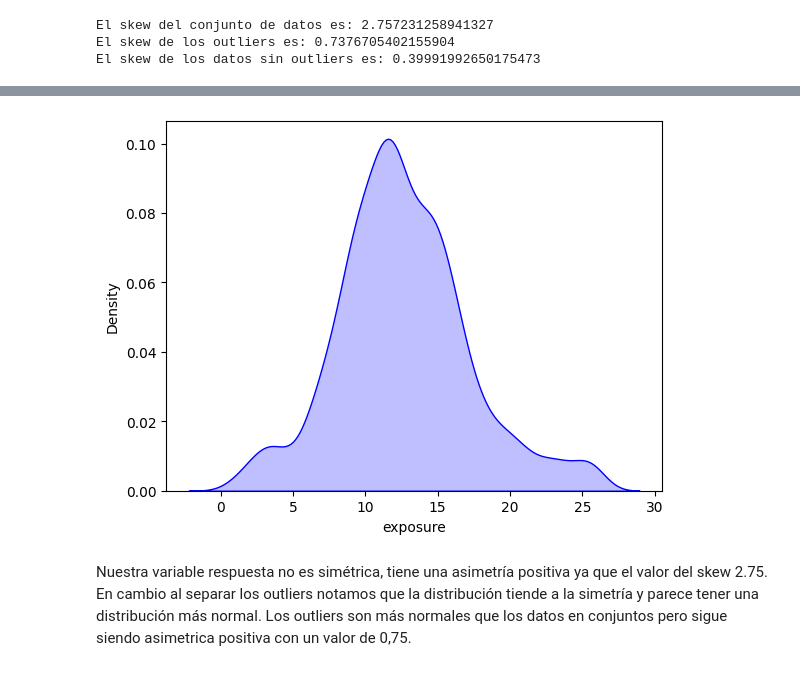
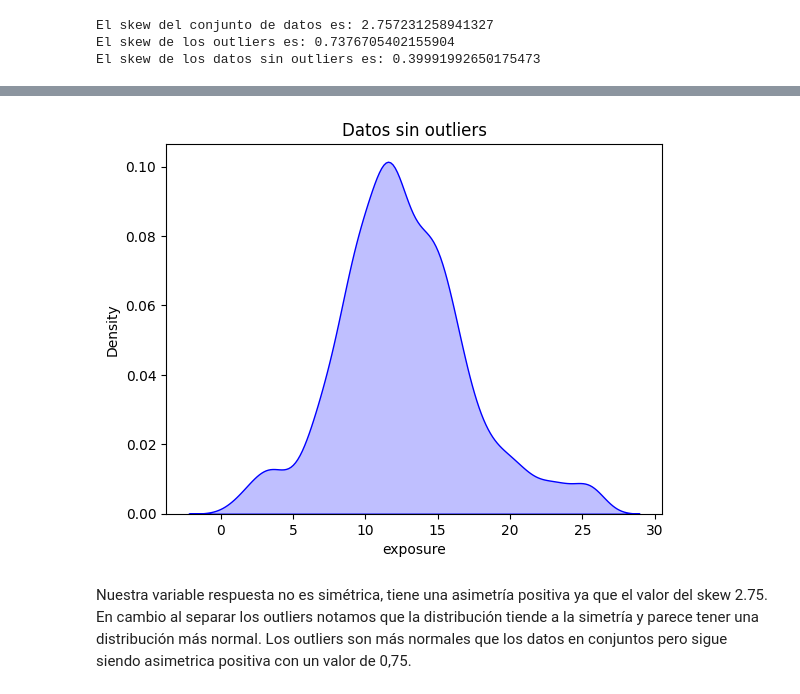
Before and after one commit to VannaLZ/Modulo_3_Sprint_1_VannaPaula, a Jupyter notebook: Regresion Lineal/Lecc2-Test_estadisticos.ipynb, the cells around one changed output, grey strips where cells are left out. Cells and saved outputs as stored; diff of their text form; code cells hidden in the pictures.

```diff
--- a/Regresion Lineal/Lecc2-Test_estadisticos.ipynb
+++ b/Regresion Lineal/Lecc2-Test_estadisticos.ipynb
@@ -80,11 +107,12 @@ sns.distplot(
 # %%
 sns.distplot(
     df_limpio["exposure"],
     hist = False,
     color = "blue",
-    kde_kws = {"shade": True, "linewidth": 1});
+    kde_kws = {"shade": True, "linewidth": 1})
+plt.title('Datos sin outliers');
 # %% [output]
-[figure, old version]
+[figure, new version]
 # %% [markdown]
 Nuestra variable respuesta no es simétrica, tiene una asimetría positiva ya que el valor del skew 2.75.
 En cambio al separar los outliers notamos que la distribución tiende a la simetría y parece tener una distribución más normal.
```
Also changed, not shown: parts of 10 cells of this notebook, 6 other files.
